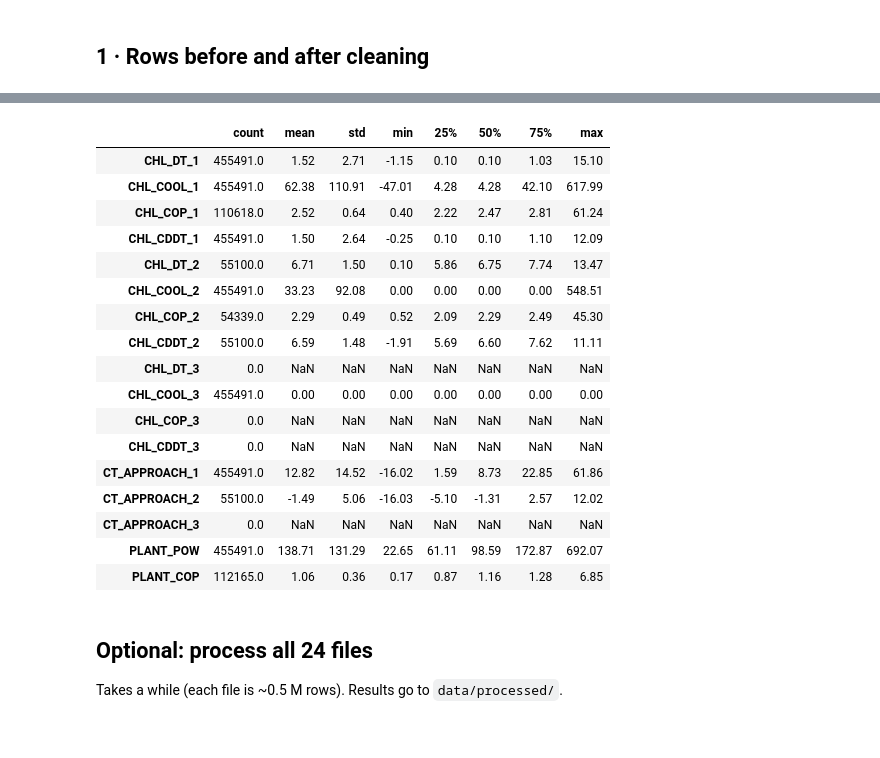
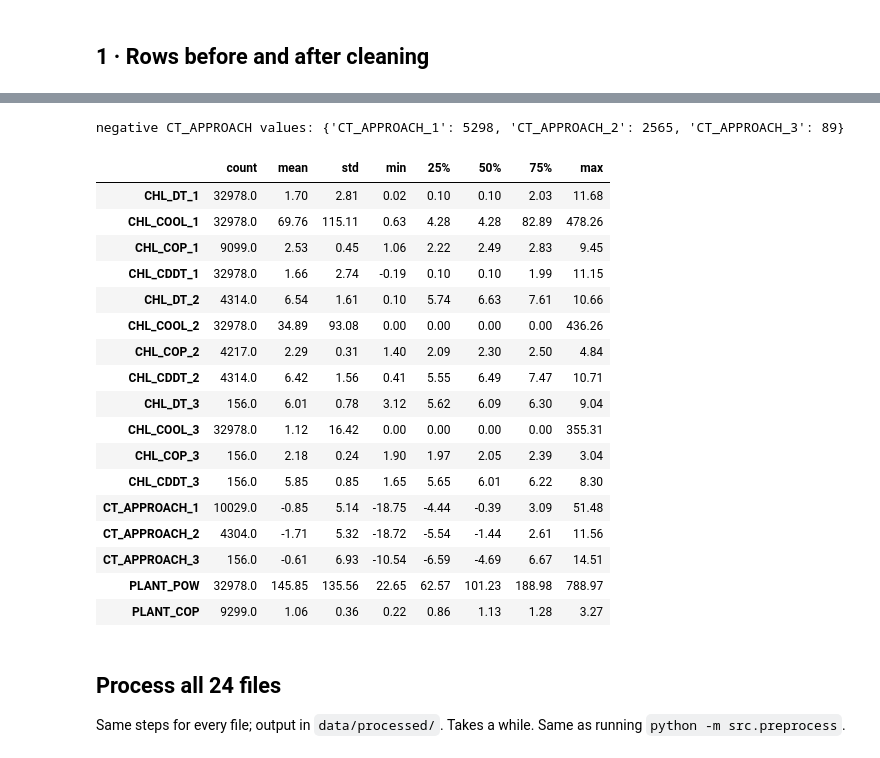
Before and after one commit to OmarFarouq3/gc-arm-llm-hvac, a Jupyter notebook: notebooks/03_preprocess.ipynb, the cells around one changed output, grey strips where cells are left out. Cells and saved outputs as stored; diff of their text form; code cells hidden in the pictures.

```diff
--- a/notebooks/03_preprocess.ipynb
+++ b/notebooks/03_preprocess.ipynb
@@ -47,12 +43,13 @@ The fault-free year sets the outlier limits. One fault file is processed alongsi
 # %%
 files = pp.list_files(pp.data_dir(S["raw_dir"]))
 FAULT_FREE = pp.find_fault_free(files, S["fault_free_file"])      # ChillerPlant.csv
-# example fault file: cooling tower 1 fouling if present (change to any scenario)
 FAULT_FILE = next((f for f in files if "coolingtower_fouling" in f.name),
-                  next(f for f in files if f != FAULT_FREE))
+                  next(f for f in files if f != FAULT_FREE))      # change to any scenario
+LIMITS = pp.fit_limits(pp.load_csv(FAULT_FREE), S) if S["outlier_removal"] else None
 print(len(files), "CSV files found")
 print("fault-free :", FAULT_FREE.name)
 print("example    :", FAULT_FILE.name)
+print("3-sigma step:", "ON (all files)" if S["outlier_removal"] else "OFF (all files)")
 # %% [output]
 24 CSV files found
 fault-free : ChillerPlant.csv
@@ -63,5 +57,0 @@ Mean ± 3 std per sensor and calendar month (so normal summer peaks are not outl
-# %%
-ff_raw = pp.load_csv(FAULT_FREE)
-limits = pp.fit_limits(ff_raw, S)
-print(ff_raw.shape, "| sensors with limits:", limits.index.get_level_values(0).nunique())
-limits.round(2).head(12)
@@ -86,17 +60,18 @@ limits.round(2).head(12)
 # %%
 results = {}
 for f in [FAULT_FREE, FAULT_FILE]:
-    raw, full, rep, saved = pp.process_file(f, limits, S)
+    raw, full, rep, saved = pp.process_file(f, LIMITS, S)
     results[f.name] = (raw, full, rep)
     print("saved", saved)
 
 summary = pd.DataFrame({
     name: {
-        "raw rows": r["rows_raw"],
+        "raw 1-min rows": r["rows_raw"],
         "after frozen-sensor removal": r["rows_after_frozen"],
         "after 3-sigma removal": r["rows_after_outliers"],
-        "rows removed": r["rows_raw"] - r["rows_after_outliers"],
-        "% kept": round(100 * r["rows_after_outliers"] / r["rows_raw"], 2),
+        "15-min windows": r["rows_15min"],
+        "windows with a chiller on": r["rows_chiller_on"],
+        "% of 1-min rows kept before resampling": round(100 * r["rows_after_outliers"] / r["rows_raw"], 2),
     } for name, (_, _, r) in results.items()
 }).T
 summary
@@ -161,0 +138,13 @@ hours.round(1).T
+# %%
+ff = results[FAULT_FREE.name][1]
+ratio = pp.energy_balance(ff, S)
+print(ratio.round(3).to_string())
+cool = sum(ff[f"CHL_COOL_{i}"] for i in range(1, S["n_chillers"] + 1))
+load = ff["CWL_SEC_LOAD"] / 1000
+fig, ax = plt.subplots(figsize=(5.5, 5))
+ax.scatter(load, cool, s=3, alpha=.3)
+m = float(max(load.max(), cool.max()))
+ax.plot([0, m], [0, m], "k--", lw=1, label="equal")
+ax.set_xlabel("building load CWL_SEC_LOAD/1000 (kW)"); ax.set_ylabel("sum of CHL_COOL_i (kW)")
+ax.set_title("Chiller cooling vs building load (15-min)"); ax.legend(); ax.grid(alpha=.3)
+plt.tight_layout(); plt.show()
@@ -187,28 +177,28 @@ PLANT_COP: 65.7% of values between 1 and 10  <- check units / formula
 Names agreed with the team (Member B uses them as graph nodes).
 # %%
-derived = [c for c in ff_clean.columns
+derived = [c for c in ff.columns
            if c.startswith(("CHL_DT_", "CHL_COOL_", "CHL_COP_", "CHL_CDDT_", "CT_APPROACH_"))
            or c in ("PLANT_POW", "PLANT_COP")]
-ff_clean[derived].describe().T.round(2)
+print("negative CT_APPROACH values:",
+      {c: int((ff[c] < 0).sum()) for c in derived if c.startswith("CT_APPROACH_")})
+ff[derived].describe().T.round(2)
 # %% [output]
+negative CT_APPROACH values: {'CT_APPROACH_1': 5298, 'CT_APPROACH_2': 2565, 'CT_APPROACH_3': 89}
 |  | count | mean | std | min | 25% | 50% | 75% | max |
-| CHL_DT_1 | 455491.0 | 1.52 | 2.71 | -1.15 | 0.10 | 0.10 | 1.03 | 15.10 |
-| CHL_COOL_1 | 455491.0 | 62.38 | 110.91 | -47.01 | 4.28 | 4.28 | 42.10 | 617.99 |
-| CHL_COP_1 | 110618.0 | 2.52 | 0.64 | 0.40 | 2.22 | 2.47 | 2.81 | 61.24 |
-| CHL_CDDT_1 | 455491.0 | 1.50 | 2.64 | -0.25 | 0.10 | 0.10 | 1.10 | 12.09 |
-| CHL_DT_2 | 55100.0 | 6.71 | 1.50 | 0.10 | 5.86 | 6.75 | 7.74 | 13.47 |
-| CHL_COOL_2 | 455491.0 | 33.23 | 92.08 | 0.00 | 0.00 | 0.00 | 0.00 | 548.51 |
-| CHL_COP_2 | 54339.0 | 2.29 | 0.49 | 0.52 | 2.09 | 2.29 | 2.49 | 45.30 |
-| CHL_CDDT_2 | 55100.0 | 6.59 | 1.48 | -1.91 | 5.69 | 6.60 | 7.62 | 11.11 |
-| CHL_DT_3 | 0.0 | NaN | NaN | NaN | NaN | NaN | NaN | NaN |
-| CHL_COOL_3 | 455491.0 | 0.00 | 0.00 | 0.00 | 0.00 | 0.00 | 0.00 | 0.00 |
-| CHL_COP_3 | 0.0 | NaN | NaN | NaN | NaN | NaN | NaN | NaN |
-| CHL_CDDT_3 | 0.0 | NaN | NaN | NaN | NaN | NaN | NaN | NaN |
-| CT_APPROACH_1 | 455491.0 | 12.82 | 14.52 | -16.02 | 1.59 | 8.73 | 22.85 | 61.86 |
-| CT_APPROACH_2 | 55100.0 | -1.49 | 5.06 | -16.03 | -5.10 | -1.31 | 2.57 | 12.02 |
-| CT_APPROACH_3 | 0.0 | NaN | NaN | NaN | NaN | NaN | NaN | NaN |
-| PLANT_POW | 455491.0 | 138.71 | 131.29 | 22.65 | 61.11 | 98.59 | 172.87 | 692.07 |
-| PLANT_COP | 112165.0 | 1.06 | 0.36 | 0.17 | 0.87 | 1.16 | 1.28 | 6.85 |
+| CHL_DT_1 | 32978.0 | 1.70 | 2.81 | 0.02 | 0.10 | 0.10 | 2.03 | 11.68 |
+| CHL_COOL_1 | 32978.0 | 69.76 | 115.11 | 0.63 | 4.28 | 4.28 | 82.89 | 478.26 |
+| CHL_COP_1 | 9099.0 | 2.53 | 0.45 | 1.06 | 2.22 | 2.49 | 2.83 | 9.45 |
+| CHL_CDDT_1 | 32978.0 | 1.66 | 2.74 | -0.19 | 0.10 | 0.10 | 1.99 | 11.15 |
+| CHL_DT_2 | 4314.0 | 6.54 | 1.61 | 0.10 | 5.74 | 6.63 | 7.61 | 10.66 |
+| CHL_COOL_2 | 32978.0 | 34.89 | 93.08 | 0.00 | 0.00 | 0.00 | 0.00 | 436.26 |
+| CHL_COP_2 | 4217.0 | 2.29 | 0.31 | 1.40 | 2.09 | 2.30 | 2.50 | 4.84 |
+| CHL_CDDT_2 | 4314.0 | 6.42 | 1.56 | 0.41 | 5.55 | 6.49 | 7.47 | 10.71 |
+| CHL_DT_3 | 156.0 | 6.01 | 0.78 | 3.12 | 5.62 | 6.09 | 6.30 | 9.04 |
+| CHL_COOL_3 | 32978.0 | 1.12 | 16.42 | 0.00 | 0.00 | 0.00 | 0.00 | 355.31 |
+| CHL_COP_3 | 156.0 | 2.18 | 0.24 | 1.90 | 1.97 | 2.05 | 2.39 | 3.04 |
+| CHL_CDDT_3 | 156.0 | 5.85 | 0.85 | 1.65 | 5.65 | 6.01 | 6.22 | 8.30 |
+| CT_APPROACH_1 | 10029.0 | -0.85 | 5.14 | -18.75 | -4.44 | -0.39 | 3.09 | 51.48 |
+| CT_APPROACH_2 | 4304.0 | -1.71 | 5.32 | -18.72 | -5.54 | -1.44 | 2.61 | 11.56 |
+| CT_APPROACH_3 | 156.0 | -0.61 | 6.93 | -10.54 | -6.59 | -4.69 | 6.67 | 14.51 |
+| PLANT_POW | 32978.0 | 145.85 | 135.56 | 22.65 | 62.57 | 101.23 | 188.98 | 788.97 |
+| PLANT_COP | 9299.0 | 1.06 | 0.36 | 0.22 | 0.86 | 1.13 | 1.28 | 3.27 |
-# %% [markdown]
-## Optional: process all 24 files
-Takes a while (each file is ~0.5 M rows). Results go to `data/processed/`.
@@ -223,0 +205,3 @@ if RUN_ALL:
+# %% [markdown]
+## Process all 24 files
+Same steps for every file; output in `data/processed/`. Takes a while. Same as running `python -m src.preprocess`.
```
Also changed, not shown: parts of 18 cells of this notebook, 4 other files.
